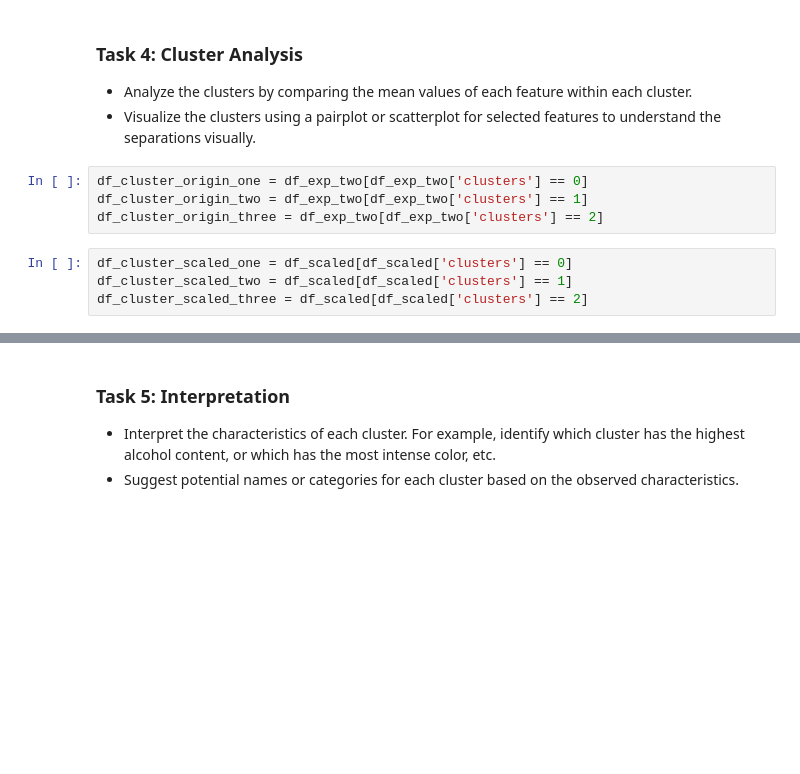
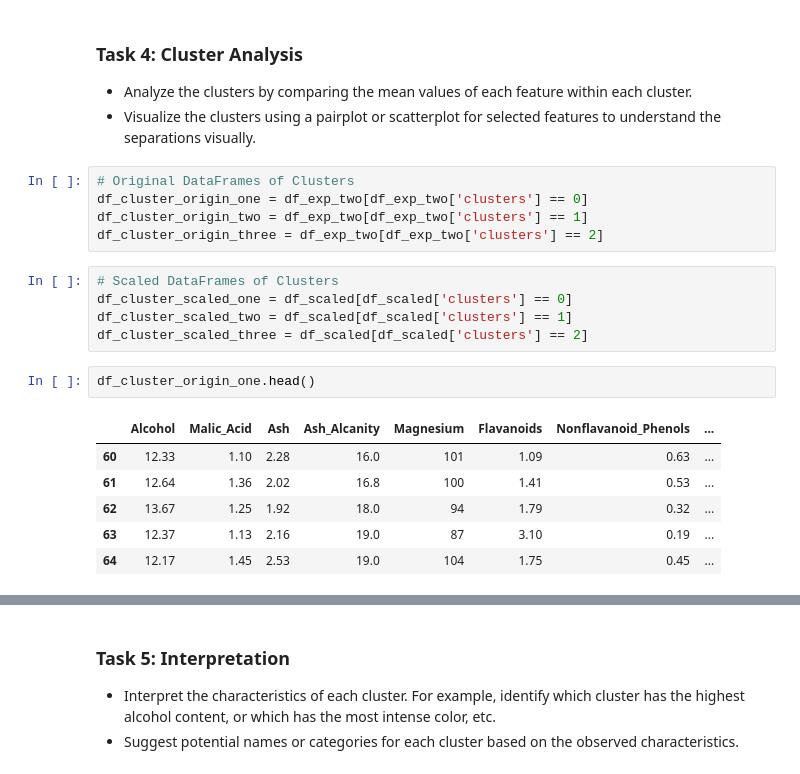
Before and after one commit to avimallik/wine_samples_cluster_analysis, a Jupyter notebook: wine_samples_cluster_analysis.ipynb, the cells around one changed output, grey strips where cells are left out. Cells and saved outputs as stored; diff of their text form; blank space fills up the shorter version.

```diff
--- a/wine_samples_cluster_analysis.ipynb
+++ b/wine_samples_cluster_analysis.ipynb
@@ -487,11 +523,22 @@ Name: count, dtype: int64
 - Analyze the clusters by comparing the mean values of each feature within each cluster.
 - Visualize the clusters using a pairplot or scatterplot for selected features to understand the separations visually.
 # %%
+# Original DataFrames of Clusters
 df_cluster_origin_one = df_exp_two[df_exp_two['clusters'] == 0]
 df_cluster_origin_two = df_exp_two[df_exp_two['clusters'] == 1]
 df_cluster_origin_three = df_exp_two[df_exp_two['clusters'] == 2]
 # %%
+# Scaled DataFrames of Clusters
 df_cluster_scaled_one = df_scaled[df_scaled['clusters'] == 0]
 df_cluster_scaled_two = df_scaled[df_scaled['clusters'] == 1]
 df_cluster_scaled_three = df_scaled[df_scaled['clusters'] == 2]
+# %%
+df_cluster_origin_one.head()
+# %% [output]
+|  | Alcohol | Malic_Acid | Ash | Ash_Alcanity | Magnesium | Flavanoids | Nonflavanoid_Phenols | ... |
+| 60 | 12.33 | 1.10 | 2.28 | 16.0 | 101 | 1.09 | 0.63 | ... |
+| 61 | 12.64 | 1.36 | 2.02 | 16.8 | 100 | 1.41 | 0.53 | ... |
+| 62 | 13.67 | 1.25 | 1.92 | 18.0 | 94 | 1.79 | 0.32 | ... |
+| 63 | 12.37 | 1.13 | 2.16 | 19.0 | 87 | 3.10 | 0.19 | ... |
+| 64 | 12.17 | 1.45 | 2.53 | 19.0 | 104 | 1.75 | 0.45 | ... |
 # %%
```
Also changed, not shown: parts of 22 cells of this notebook.
